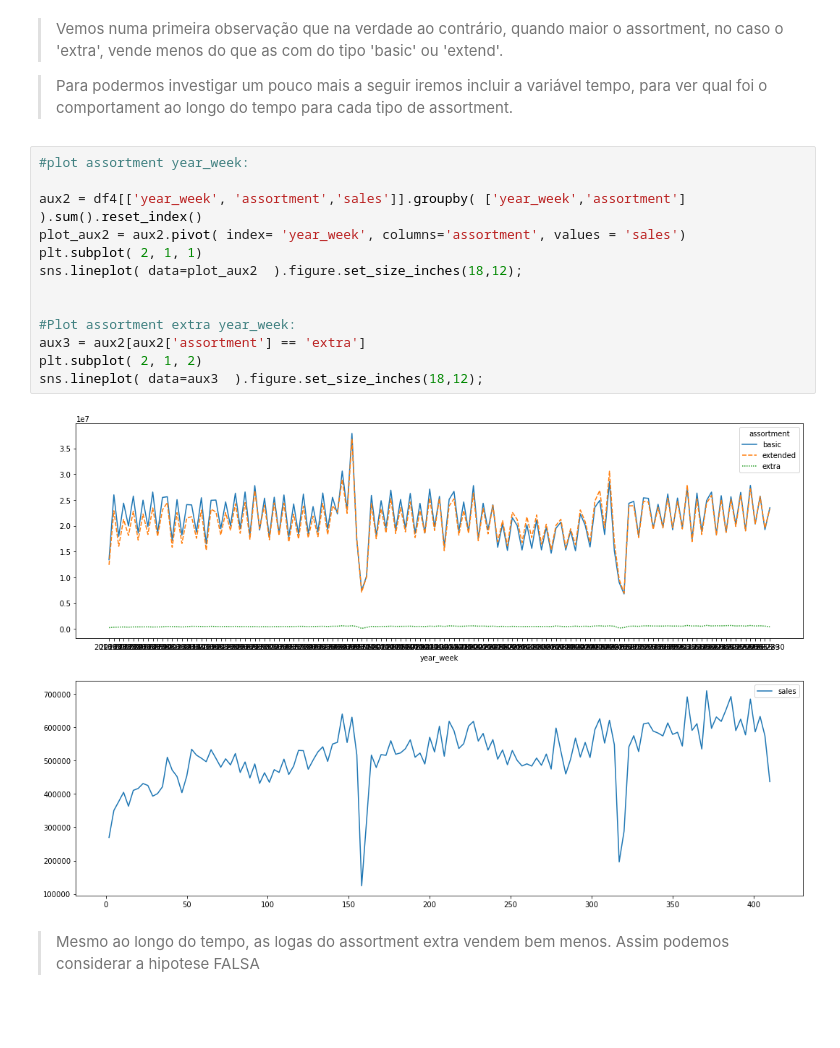
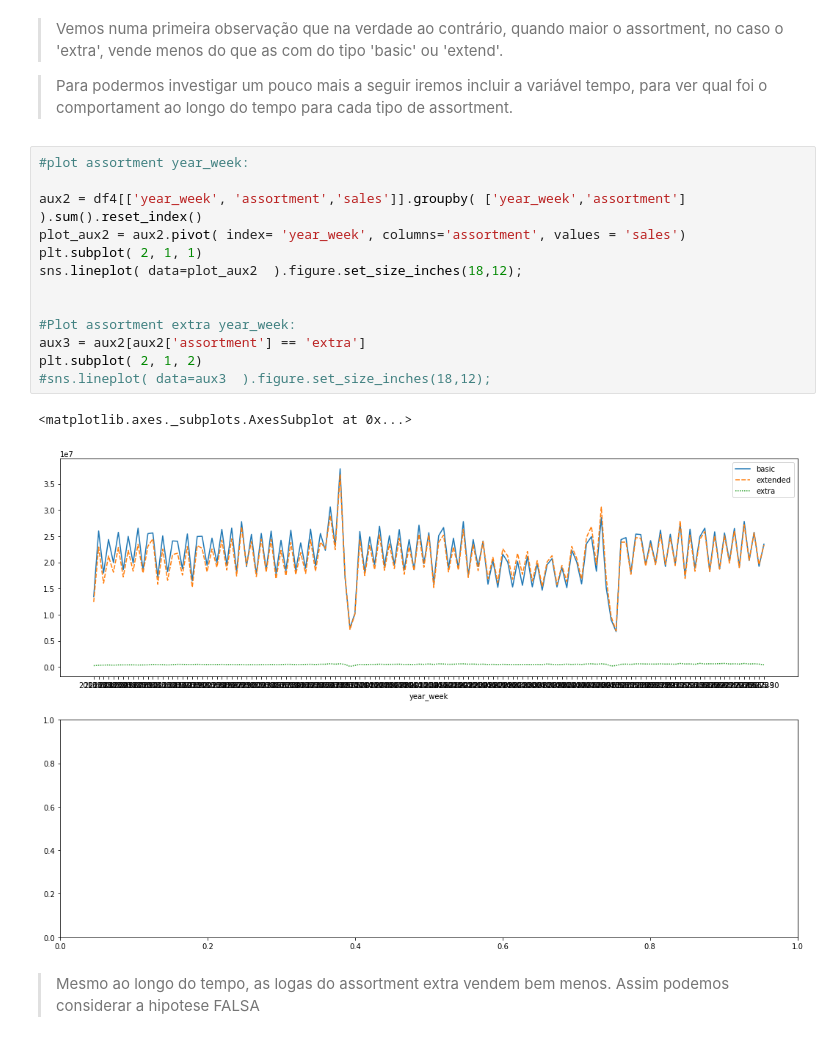
Before and after one commit to LucasAsilveira/DS-Em-Producao, a Jupyter notebook: mod07-ML_Algorithm_Training.ipynb, the cells around one changed output. Drawn from its saved outputs; the diff is of its cells as text; blank space fills up the shorter version.

```diff
--- a/mod07-ML_Algorithm_Training.ipynb
+++ b/mod07-ML_Algorithm_Training.ipynb
@@ -608,18 +673,19 @@ aux1
 # %%
 #plot assortment year_week:
 
 aux2 = df4[['year_week', 'assortment','sales']].groupby( ['year_week','assortment'] ).sum().reset_index()
 plot_aux2 = aux2.pivot( index= 'year_week', columns='assortment', values = 'sales')
 plt.subplot( 2, 1, 1)
 sns.lineplot( data=plot_aux2  ).figure.set_size_inches(18,12);
 
 
 #Plot assortment extra year_week:
 aux3 = aux2[aux2['assortment'] == 'extra']
 plt.subplot( 2, 1, 2)
-sns.lineplot( data=aux3  ).figure.set_size_inches(18,12);
+#sns.lineplot( data=aux3  ).figure.set_size_inches(18,12);
 # %% [output]
+<matplotlib.axes._subplots.AxesSubplot at 0x...>
-[figure, old version]
+[figure, new version]
 # %% [markdown]
 > Mesmo ao longo do tempo, as logas do assortment extra vendem bem menos. Assim podemos considerar a hipotese FALSA
 # %% [markdown]
```
Also changed, not shown: parts of 46 cells of this notebook.
